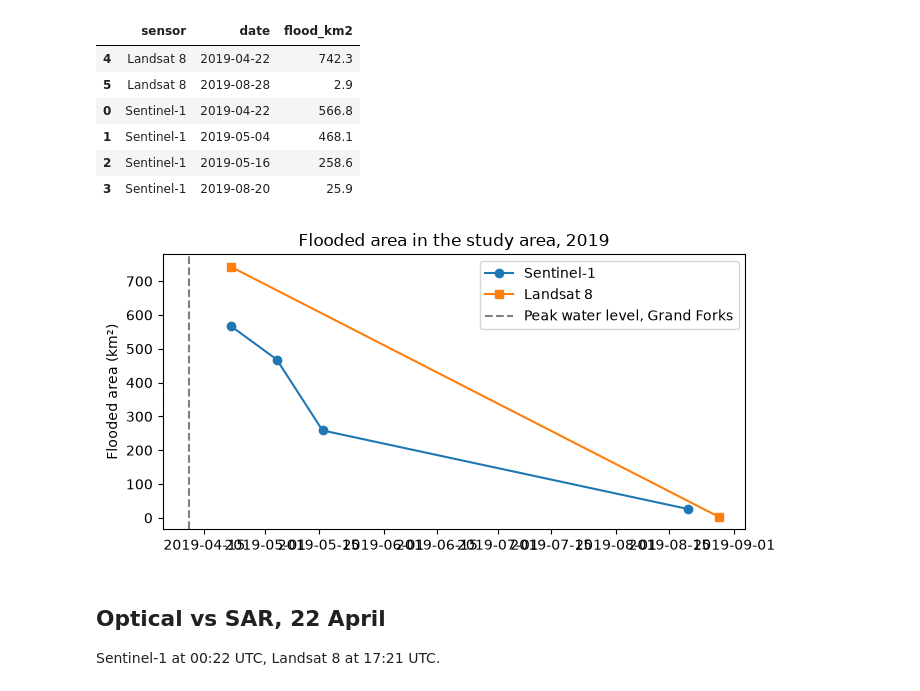
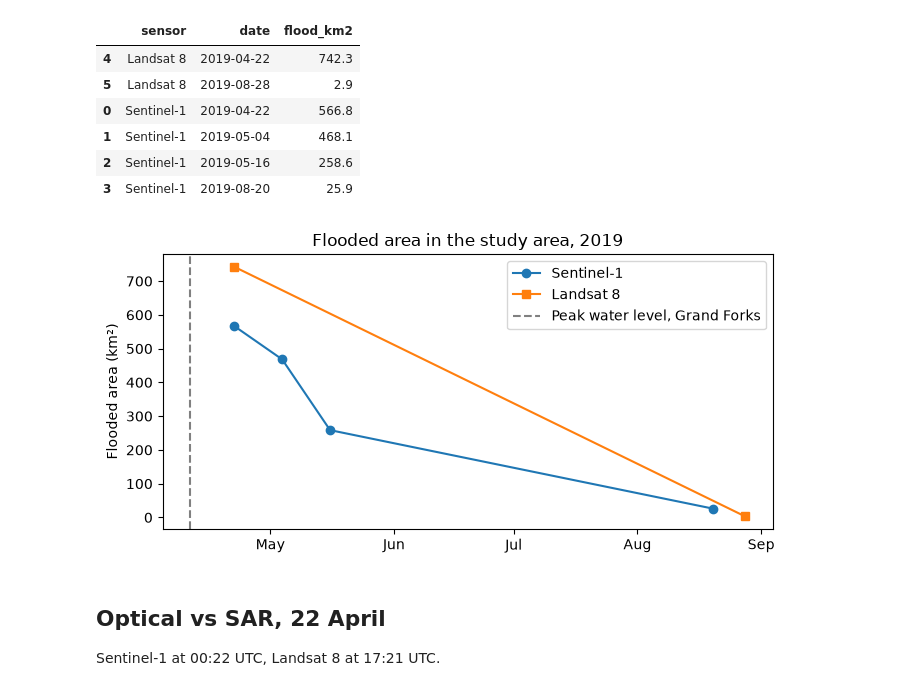
Before and after one commit to 0-Seby/earth-observation, a Jupyter notebook: notebooks/03_validation_sentinel1.ipynb, the cells around one changed output. Saved outputs shown, nothing was run; the diff lists cells and outputs as text; code cells hidden in the pictures.

```diff
--- a/notebooks/03_validation_sentinel1.ipynb
+++ b/notebooks/03_validation_sentinel1.ipynb
@@ -45,16 +45,18 @@ timeline
 # %%
 fig, ax = plt.subplots(figsize=(7, 3.5))
 for sensor, marker in [("Sentinel-1", "o"), ("Landsat 8", "s")]:
     rows = timeline[timeline["sensor"] == sensor]
     ax.plot(pd.to_datetime(rows["date"]), rows["flood_km2"], marker=marker, label=sensor)
-ax.axvline(mdates.datestr2num(cfg.GRAND_FORKS_PEAK), color="grey", linestyle="--", label="Peak water level, Grand Forks")
+ax.axvline(float(mdates.datestr2num(cfg.GRAND_FORKS_PEAK)), color="grey", linestyle="--", label="Peak water level, Grand Forks")
 ax.set_ylabel("Flooded area (km²)")
+ax.xaxis.set_major_locator(mdates.MonthLocator())
+ax.xaxis.set_major_formatter(mdates.DateFormatter("%b"))
 ax.set_title("Flooded area in the study area, 2019")
 ax.legend()
 fig.tight_layout()
 fig.savefig(cfg.FIGURES / "flood_area_timeline.png", dpi=200)
 # %% [output]
-[figure, old version]
+[figure, new version]
 # %% [markdown]
 ## Optical vs SAR, 22 April
 Sentinel-1 at 00:22 UTC, Landsat 8 at 17:21 UTC.
```
Also changed, not shown: 3 other files.
